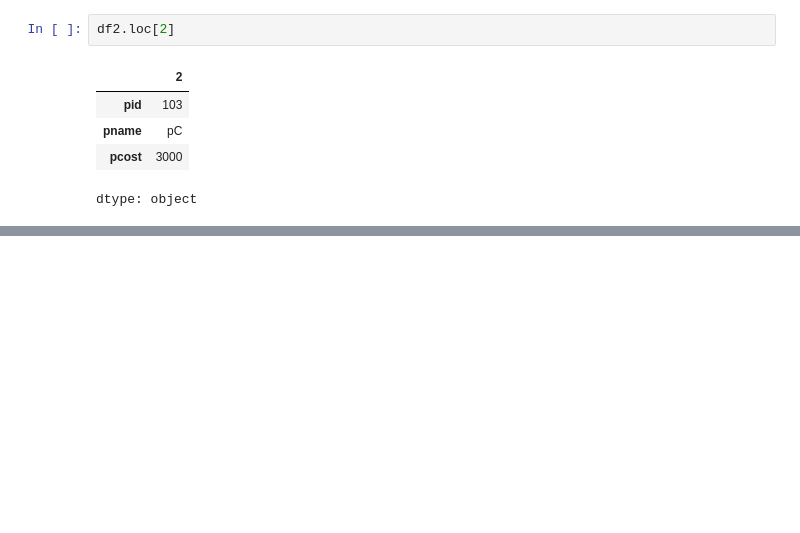
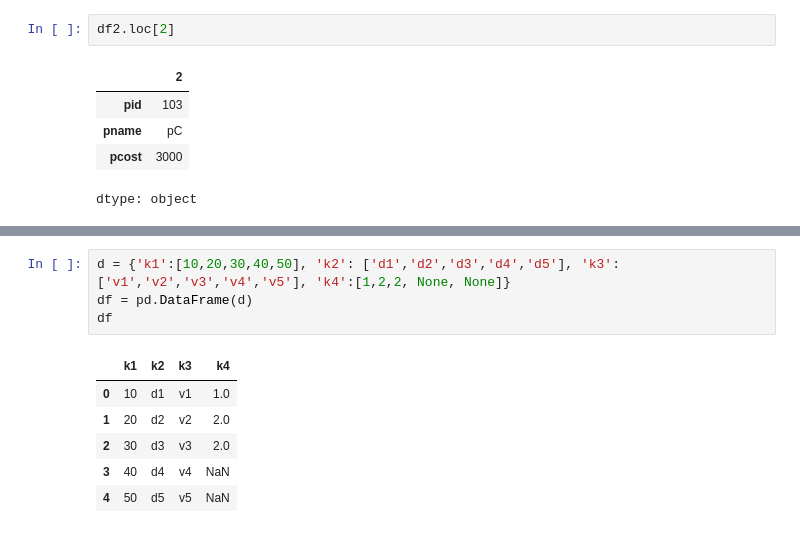
Before and after one commit to azhar258/Advance_Data_Engineering, a Jupyter notebook: Day1_03112025.ipynb, the cells around one changed output, grey strips where cells are left out. Cells and saved outputs as stored; diff of their text form; blank space fills up the shorter version.

```diff
--- a/Day1_03112025.ipynb
+++ b/Day1_03112025.ipynb
@@ -603,0 +698,11 @@ df2.loc[2:]
+# %%
+d = {'k1':[10,20,30,40,50], 'k2': ['d1','d2','d3','d4','d5'], 'k3': ['v1','v2','v3','v4','v5'], 'k4':[1,2,2, None, None]}
+df = pd.DataFrame(d)
+df
+# %% [output]
+|  | k1 | k2 | k3 | k4 |
+| 0 | 10 | d1 | v1 | 1.0 |
+| 1 | 20 | d2 | v2 | 2.0 |
+| 2 | 30 | d3 | v3 | 2.0 |
+| 3 | 40 | d4 | v4 | NaN |
+| 4 | 50 | d5 | v5 | NaN |
```
Also changed, not shown: parts of 24 cells of this notebook.
